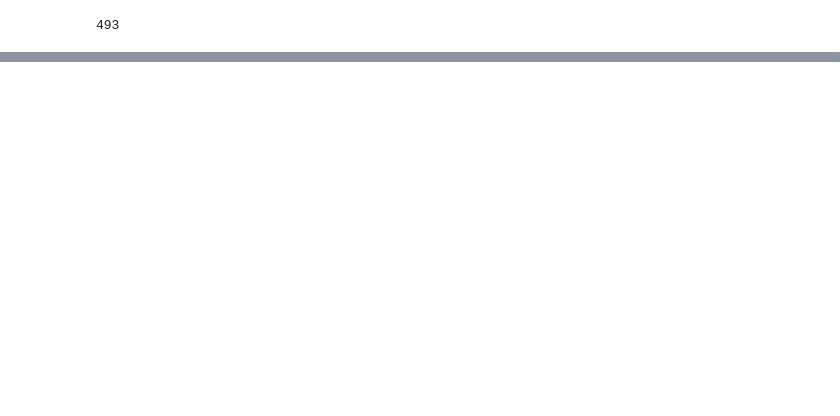
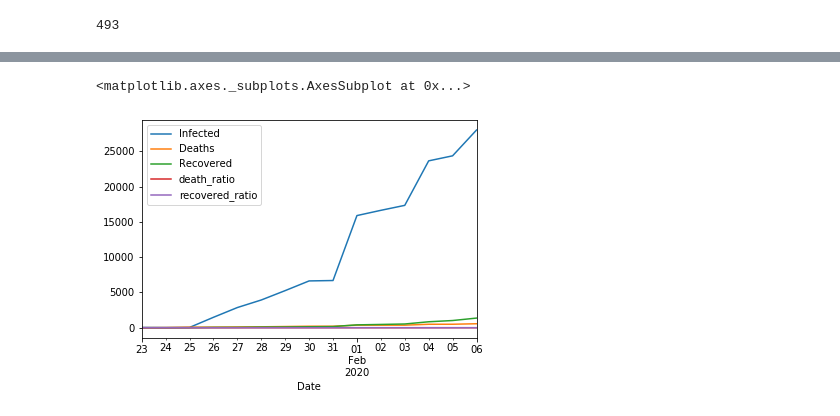
Before and after one commit to sselvakularanjan/FinTech-Project-1, a Jupyter notebook: Automated_CV_data.ipynb, the cells around one changed output, grey strips where cells are left out. Drawn from its saved outputs; the diff is of its cells as text; code cells hidden in the pictures; blank space fills up the shorter version.

```diff
--- a/Automated_CV_data.ipynb
+++ b/Automated_CV_data.ipynb
@@ -345,0 +441,7 @@ cv_data_days['Deaths'].sum()
+# %%
+#create new data frame extracting only mainland China info
+cv_data_china=cv_data_2.loc[cv_data_2['Country/Region']=='Mainland China']
+# %%
+all_sum = cv_data_china.groupby('Date').sum()
+# %%
+all_sum.reset_index(inplace=True)
@@ -345,0 +458,2 @@ cv_data_days['Deaths'].sum()
+# %%
+all_sum.set_index('Date')
@@ -345,0 +478,5 @@ cv_data_days['Deaths'].sum()
+# %%
+all_sum.set_index('Date').plot()
+# %% [output]
+<matplotlib.axes._subplots.AxesSubplot at 0x...>
+[figure, added]
```
Also changed, not shown: parts of 26 cells of this notebook.
